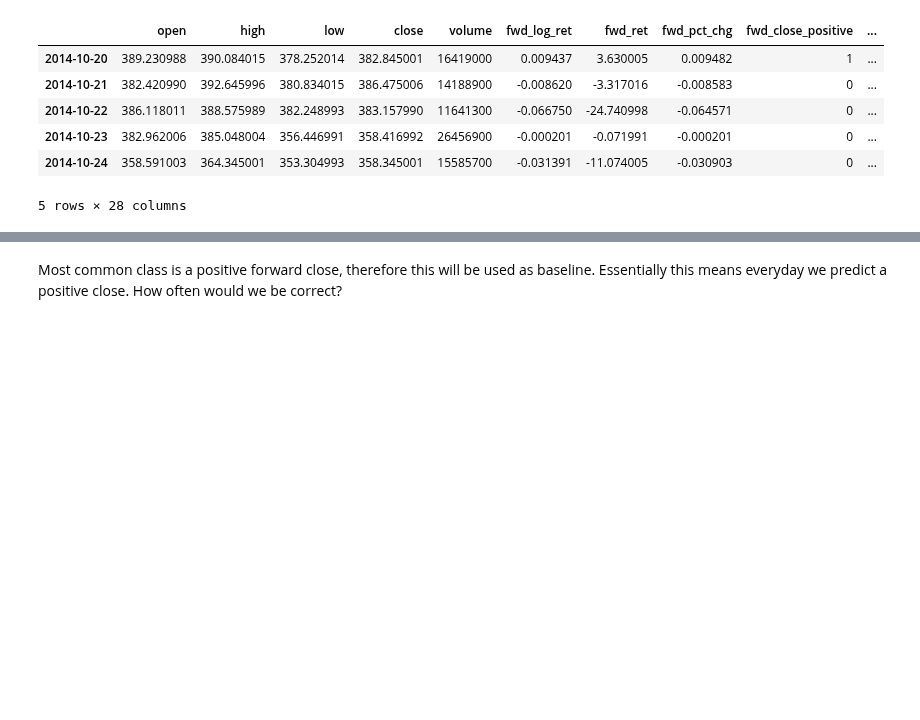
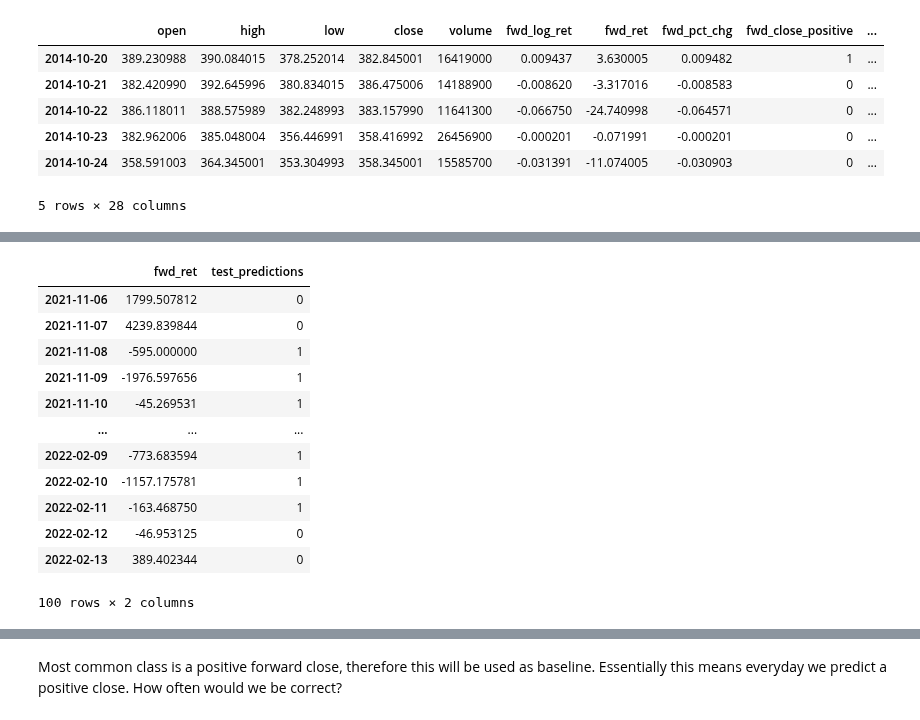
Before and after one commit to FinancialForecasters/financial_forecaster, a Jupyter notebook: explore_jesse.ipynb, the cells around one changed output, grey strips where cells are left out. Saved outputs shown, nothing was run; the diff lists cells and outputs as text; code cells hidden in the pictures; blank space fills up the shorter version.

```diff
--- a/explore_jesse.ipynb
+++ b/explore_jesse.ipynb
@@ -538,0 +657,20 @@ Test accuracy:  0.4666666666666667
+# %%
+test5 = df.loc[test_X_sets[-1].index]
+# %%
+test5['test_predictions'] = test_predictions
+# %%
+test5[['fwd_ret','test_predictions']]
+# %% [output]
+|  | fwd_ret | test_predictions |
+| 2021-11-06 | 1799.507812 | 0 |
+| 2021-11-07 | 4239.839844 | 0 |
+| 2021-11-08 | -595.000000 | 1 |
+| 2021-11-09 | -1976.597656 | 1 |
+| 2021-11-10 | -45.269531 | 1 |
+| ... | ... | ... |
+| 2022-02-09 | -773.683594 | 1 |
+| 2022-02-10 | -1157.175781 | 1 |
+| 2022-02-11 | -163.468750 | 1 |
+| 2022-02-12 | -46.953125 | 0 |
+| 2022-02-13 | 389.402344 | 0 |
+100 rows × 2 columns
```
Also changed, not shown: parts of 19 cells of this notebook.
